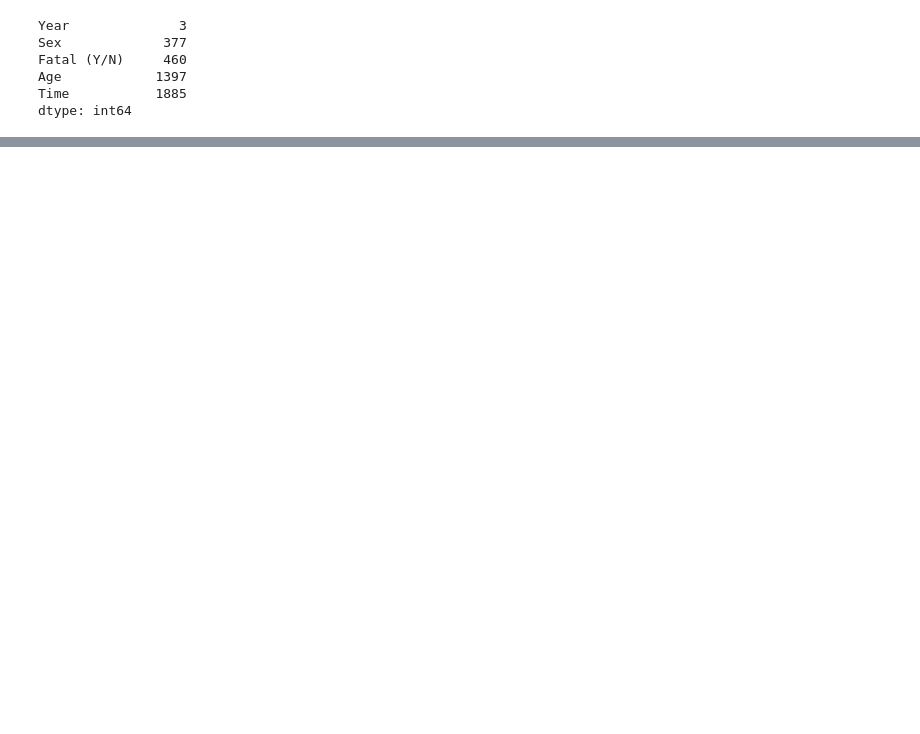
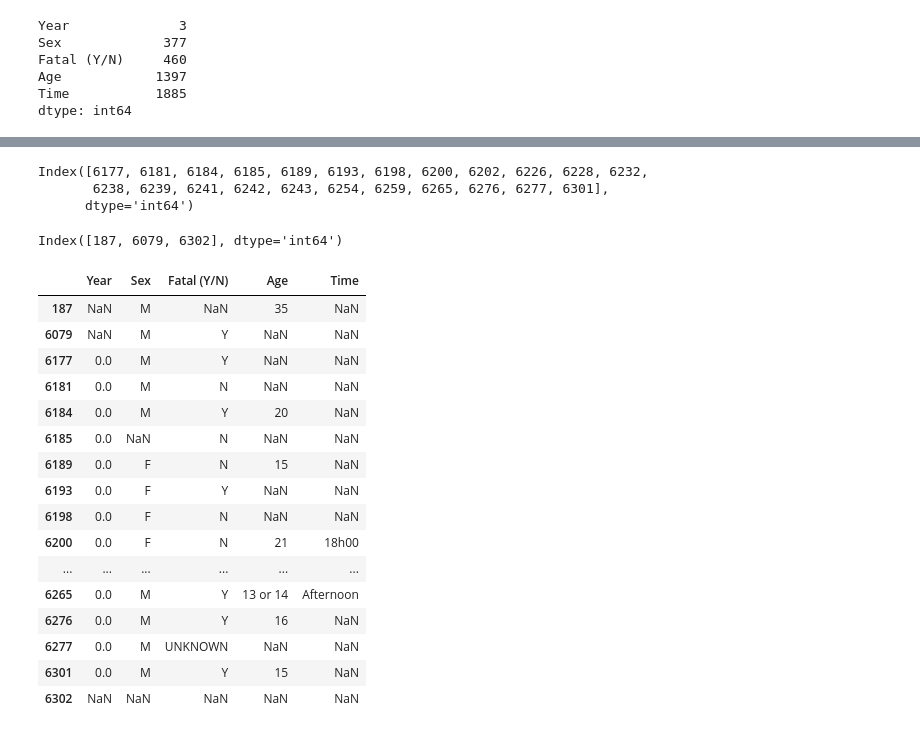
Before and after one commit to Lab-Ironhack/data-cleaning-pandas, a Jupyter notebook: src/cleaning.ipynb, the cells around one changed output, grey strips where cells are left out. Drawn from its saved outputs; the diff is of its cells as text; code cells hidden in the pictures; blank space fills up the shorter version.

```diff
--- a/src/cleaning.ipynb
+++ b/src/cleaning.ipynb
@@ -46,0 +74,31 @@ dtype: int64
+# %%
+df["Year"][df["Year"] == df["Year"].min()].index # 23 subjects with Year 0 (plus 3 na)
+# %% [output]
+Index([6177, 6181, 6184, 6185, 6189, 6193, 6198, 6200, 6202, 6226, 6228, 6232,
+       6238, 6239, 6241, 6242, 6243, 6254, 6259, 6265, 6276, 6277, 6301],
+      dtype='int64')
+# %%
+df[df["Year"].isna() == True].index
+# %% [output]
+Index([187, 6079, 6302], dtype='int64')
+# %%
+pd.DataFrame(df.loc[[187, 6079, 6177, 6181, 6184, 6185, 6189, 6193, 6198, 6200, 6202, 6226, 6228, 6232, 6238, 6239, 6241,
+                     6242, 6243, 6254, 6259, 6265, 6276, 6277, 6301, 6302]])
+# %% [output]
+|  | Year | Sex | Fatal (Y/N) | Age | Time |
+| 187 | NaN | M | NaN | 35 | NaN |
+| 6079 | NaN | M | Y | NaN | NaN |
+| 6177 | 0.0 | M | Y | NaN | NaN |
+| 6181 | 0.0 | M | N | NaN | NaN |
+| 6184 | 0.0 | M | Y | 20 | NaN |
+| 6185 | 0.0 | NaN | N | NaN | NaN |
+| 6189 | 0.0 | F | N | 15 | NaN |
+| 6193 | 0.0 | F | Y | NaN | NaN |
+| 6198 | 0.0 | F | N | NaN | NaN |
+| 6200 | 0.0 | F | N | 21 | 18h00 |
+| ... | ... | ... | ... | ... | ... |
+| 6265 | 0.0 | M | Y | 13 or 14 | Afternoon |
+| 6276 | 0.0 | M | Y | 16 | NaN |
+| 6277 | 0.0 | M | UNKNOWN | NaN | NaN |
+| 6301 | 0.0 | M | Y | 15 | NaN |
+| 6302 | NaN | NaN | NaN | NaN | NaN |
```
Also changed, not shown: parts of 31 cells of this notebook, 2 other files.
